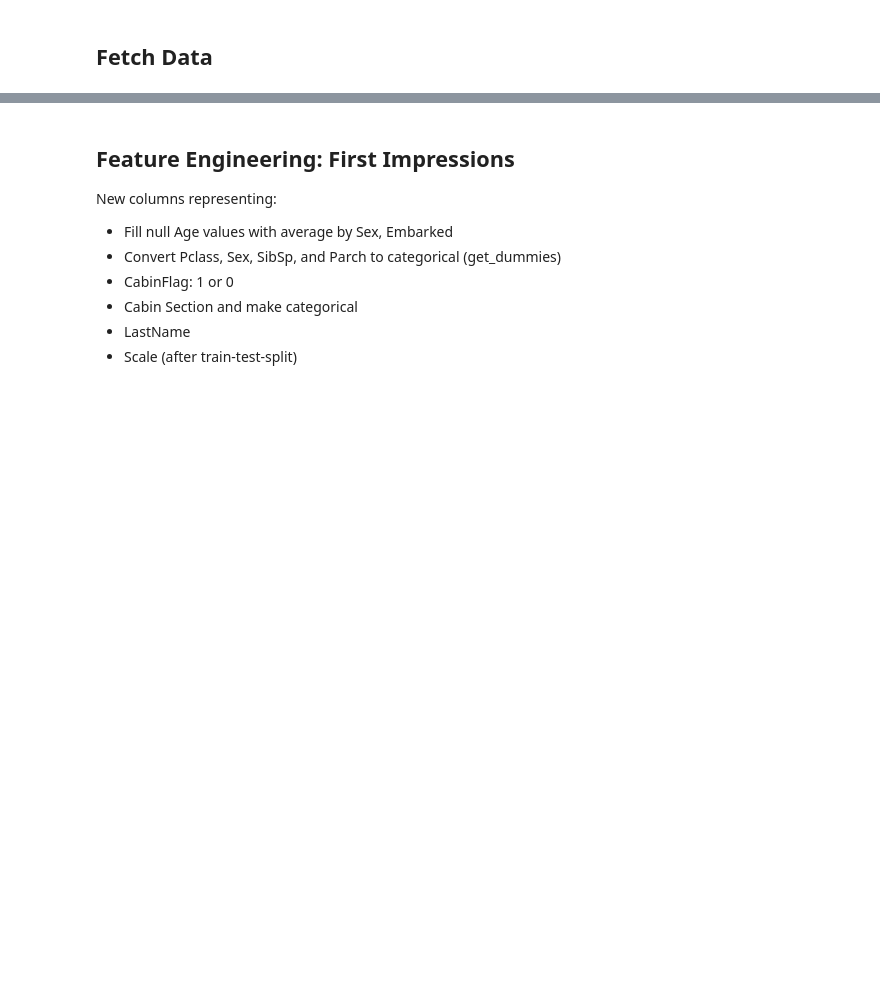
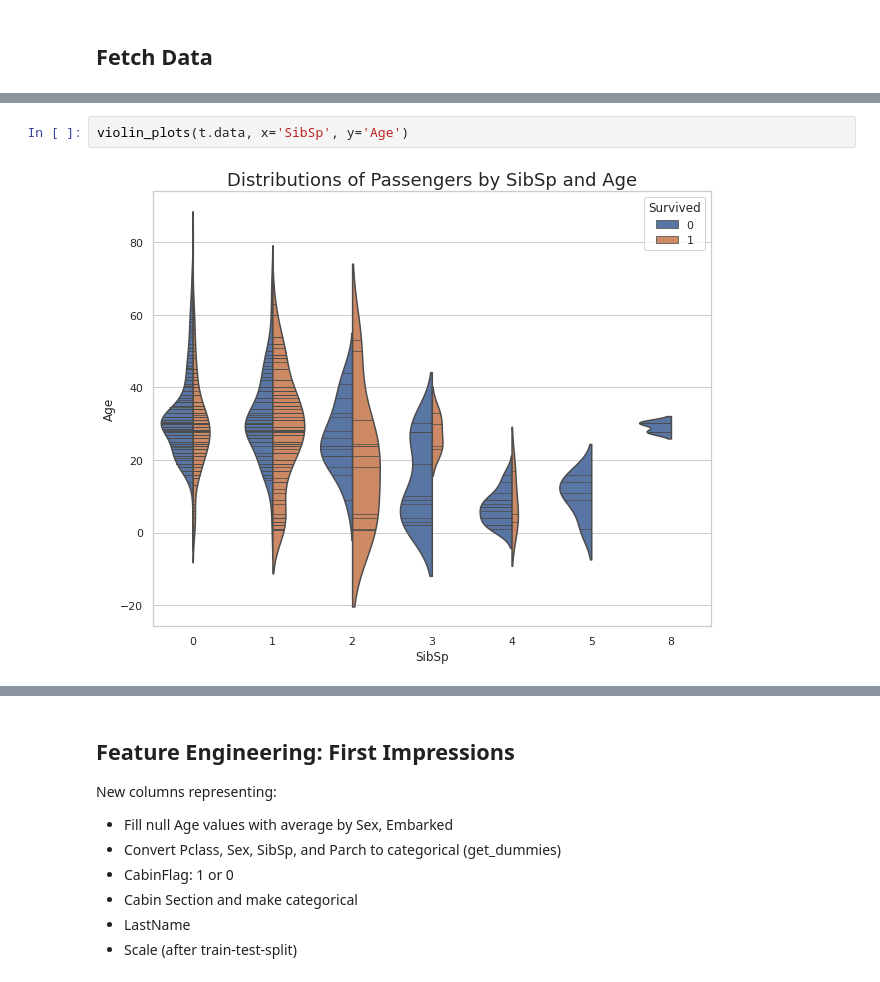
Before and after one commit to magdiel85281/titanic, a Jupyter notebook: src/random_forest.ipynb, the cells around one changed output, grey strips where cells are left out. Drawn from its saved outputs; the diff is of its cells as text; blank space fills up the shorter version.

```diff
--- a/src/random_forest.ipynb
+++ b/src/random_forest.ipynb
@@ -15,0 +58,4 @@ t.fetch_data()
+# %%
+violin_plots(t.data, x='SibSp', y='Age')
+# %% [output]
+[figure, added]
```
Also changed, not shown: parts of 20 cells of this notebook, 1 other file.
